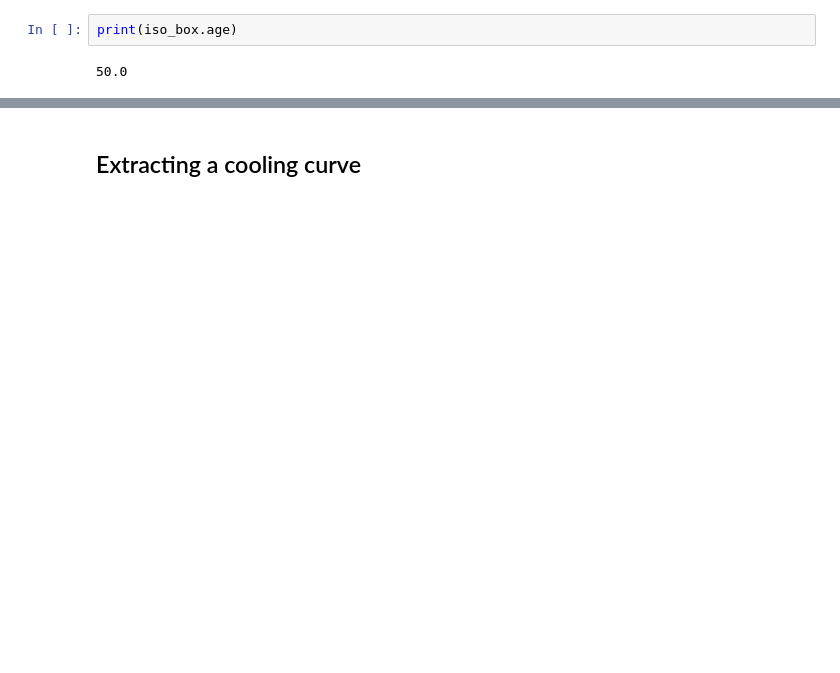
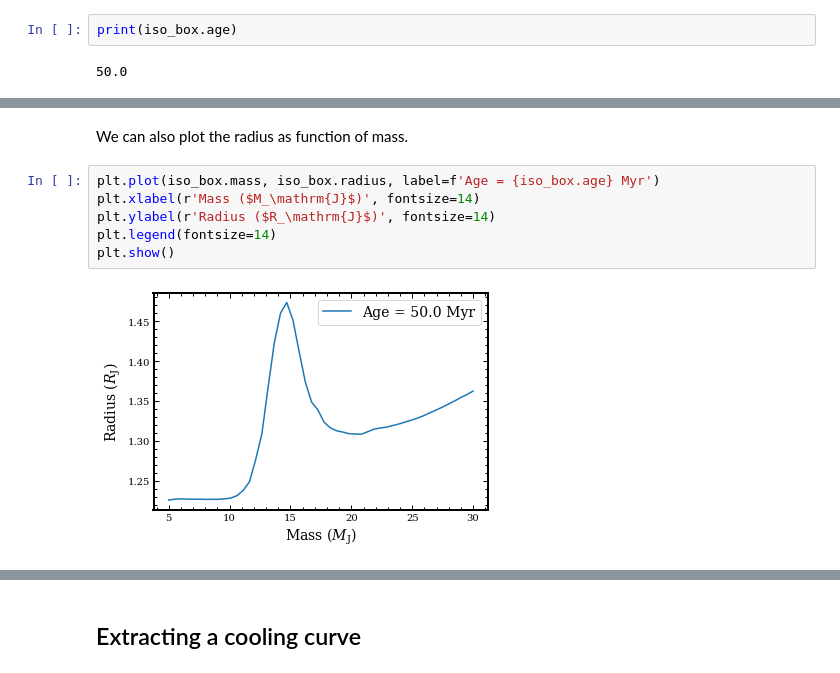
Before and after one commit to tomasstolker/species, a Jupyter notebook: docs/tutorials/read_isochrone.ipynb, the cells around one changed output, grey strips where cells are left out. Saved outputs shown, nothing was run; the diff lists cells and outputs as text; blank space fills up the shorter version.

```diff
--- a/docs/tutorials/read_isochrone.ipynb
+++ b/docs/tutorials/read_isochrone.ipynb
@@ -92,0 +103,10 @@ plt.show()
+# %% [markdown]
+We can also plot the radius as function of mass.
+# %%
+plt.plot(iso_box.mass, iso_box.radius, label=f'Age = {iso_box.age} Myr')
+plt.xlabel(r'Mass ($M_\mathrm{J}$)', fontsize=14)
+plt.ylabel(r'Radius ($R_\mathrm{J}$)', fontsize=14)
+plt.legend(fontsize=14)
+plt.show()
+# %% [output]
+[figure, added]
```
Also changed, not shown: parts of 39 cells of this notebook, 11 other files.
